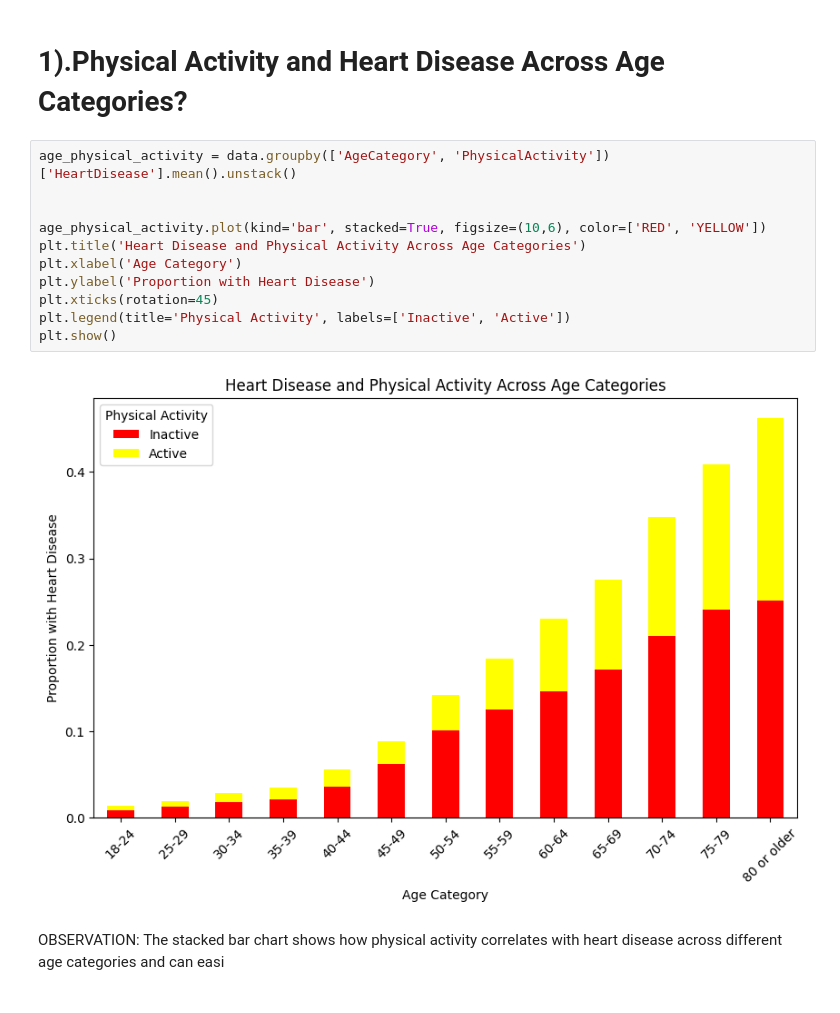
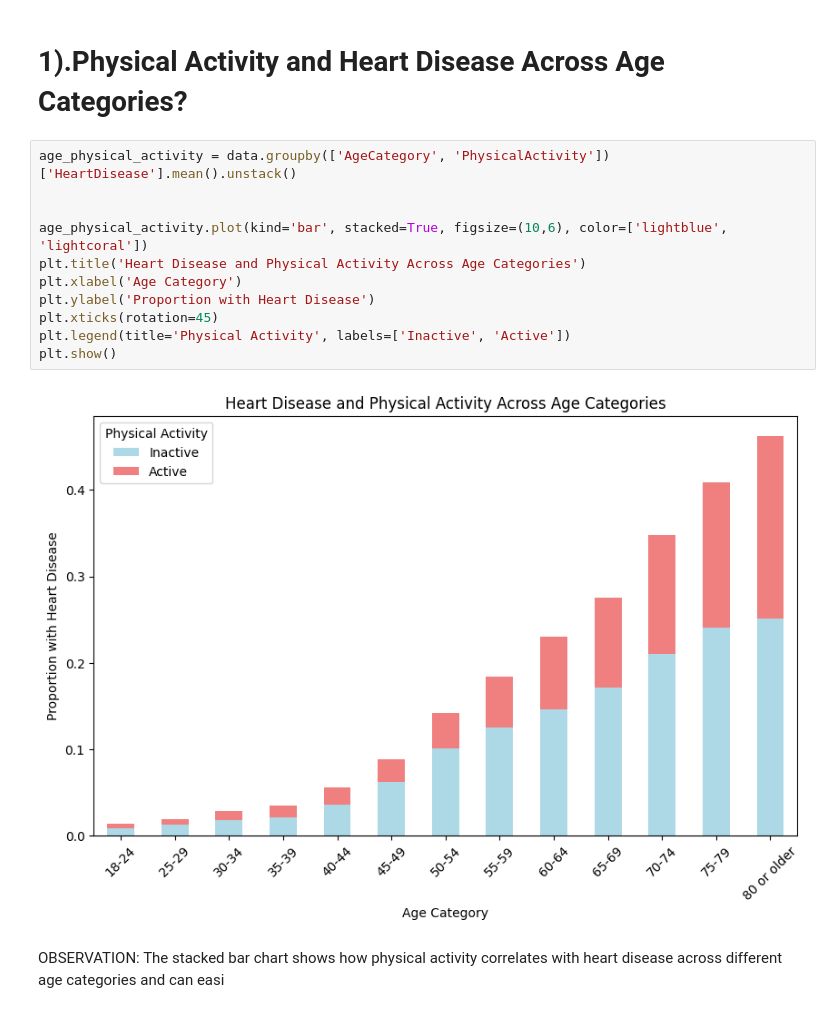
Before and after one commit to LeeIvanTitong/VDA-CpE-031-CpE21S4, a Jupyter notebook: MIDTERMEXAM_VDA_TITONG.ipynb, the cells around one changed output. Saved outputs shown, nothing was run; the diff lists cells and outputs as text.

```diff
--- a/MIDTERMEXAM_VDA_TITONG.ipynb
+++ b/MIDTERMEXAM_VDA_TITONG.ipynb
@@ -34,16 +34,16 @@ data.head(10)
 # %%
 age_physical_activity = data.groupby(['AgeCategory', 'PhysicalActivity'])['HeartDisease'].mean().unstack()
 
 
-age_physical_activity.plot(kind='bar', stacked=True, figsize=(10,6), color=['RED', 'YELLOW'])
+age_physical_activity.plot(kind='bar', stacked=True, figsize=(10,6), color=['lightblue', 'lightcoral'])
 plt.title('Heart Disease and Physical Activity Across Age Categories')
 plt.xlabel('Age Category')
 plt.ylabel('Proportion with Heart Disease')
 plt.xticks(rotation=45)
 plt.legend(title='Physical Activity', labels=['Inactive', 'Active'])
 plt.show()
 # %% [output]
-[figure, old version]
+[figure, new version]
 # %% [markdown]
 OBSERVATION: The stacked bar chart shows how physical activity correlates with heart disease across different age categories and can easi
 # %% [markdown]
```
